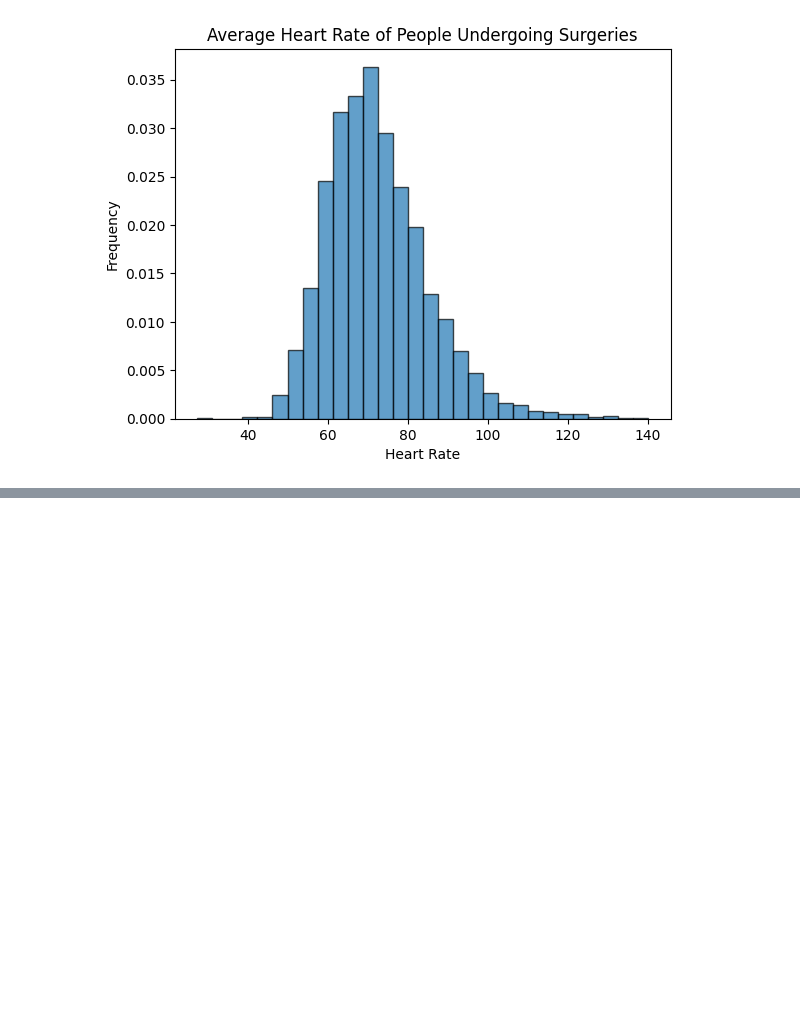
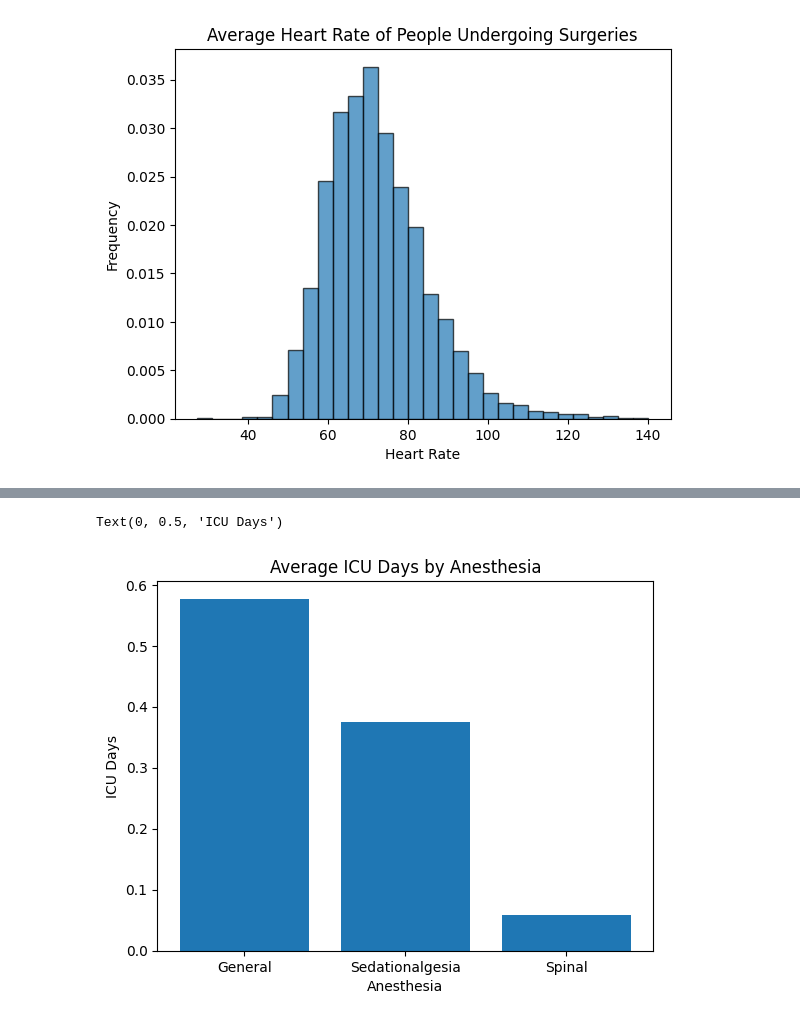
Before and after one commit to eibarolle/DSC106_Portfolio, a Jupyter notebook: projects/Project3/project3.ipynb, the cells around one changed output, grey strips where cells are left out. Cells and saved outputs as stored; diff of their text form; code cells hidden in the pictures; blank space fills up the shorter version.

```diff
--- a/projects/Project3/project3.ipynb
+++ b/projects/Project3/project3.ipynb
@@ -5,10 +5,11 @@ import io
 import pandas as pd
 import numpy as np
 import vitaldb
+import matplotlib.pyplot as plt
+import seaborn
 
 # Define API base URL
 BASE_URL = "https://api.vitaldb.net"
-
 # Function to fetch and process CSV data
 def fetch_csv(url):
     response = requests.get(url)
@@ -30,6 +31,10 @@ def fetch_csv(url):
 
 # 1. Get clinical information
 clinical_data = fetch_csv(f"{BASE_URL}/cases")
+clinical_data = pd.DataFrame(clinical_data)
+clinical_data.columns = clinical_data.iloc[0]
+clinical_data = clinical_data[1:]
+clinical_data = clinical_data.reset_index(drop=True)
 print("Clinical Data:", clinical_data[:5])  # Print first 5 rows
 
 # 2. Get track list
@@ -219,0 +249,12 @@ plt.show()
+# %%
+clinical_data = clinical_data.astype({'death_inhosp':'int'})
+clinical_data = clinical_data.astype({'icu_days':'int'})
+grouped_icu_days = clinical_data.groupby('ane_type')['icu_days'].mean()
+# %%
+plt.bar(grouped_icu_days.index, grouped_icu_days.values)
+plt.title('Average ICU Days by Anesthesia')
+plt.xlabel('Anesthesia')
+plt.ylabel('ICU Days')
+# %% [output]
+Text(0, 0.5, 'ICU Days')
+[figure, added]
```
Also changed, not shown: parts of 2 cells of this notebook, 10 other files.
